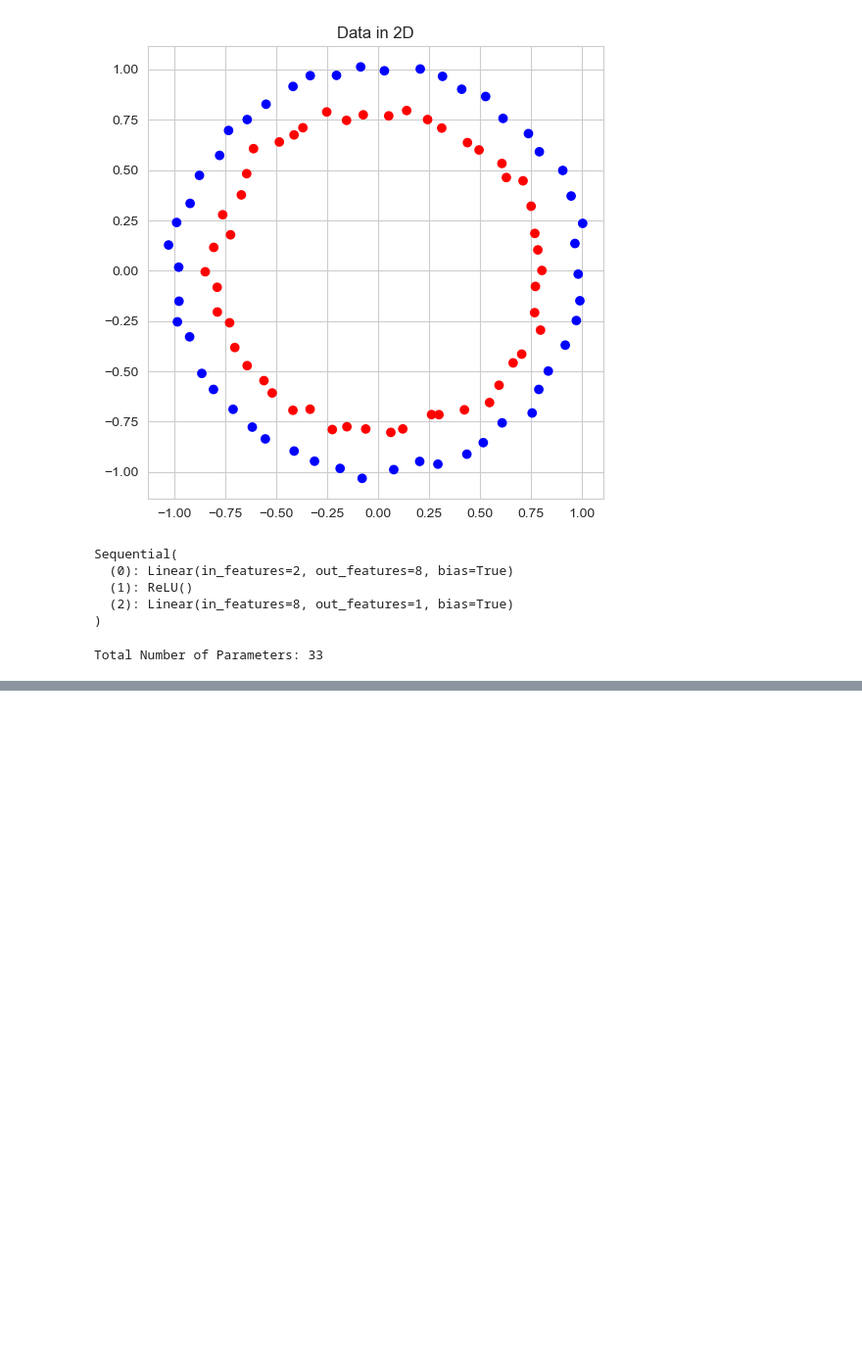
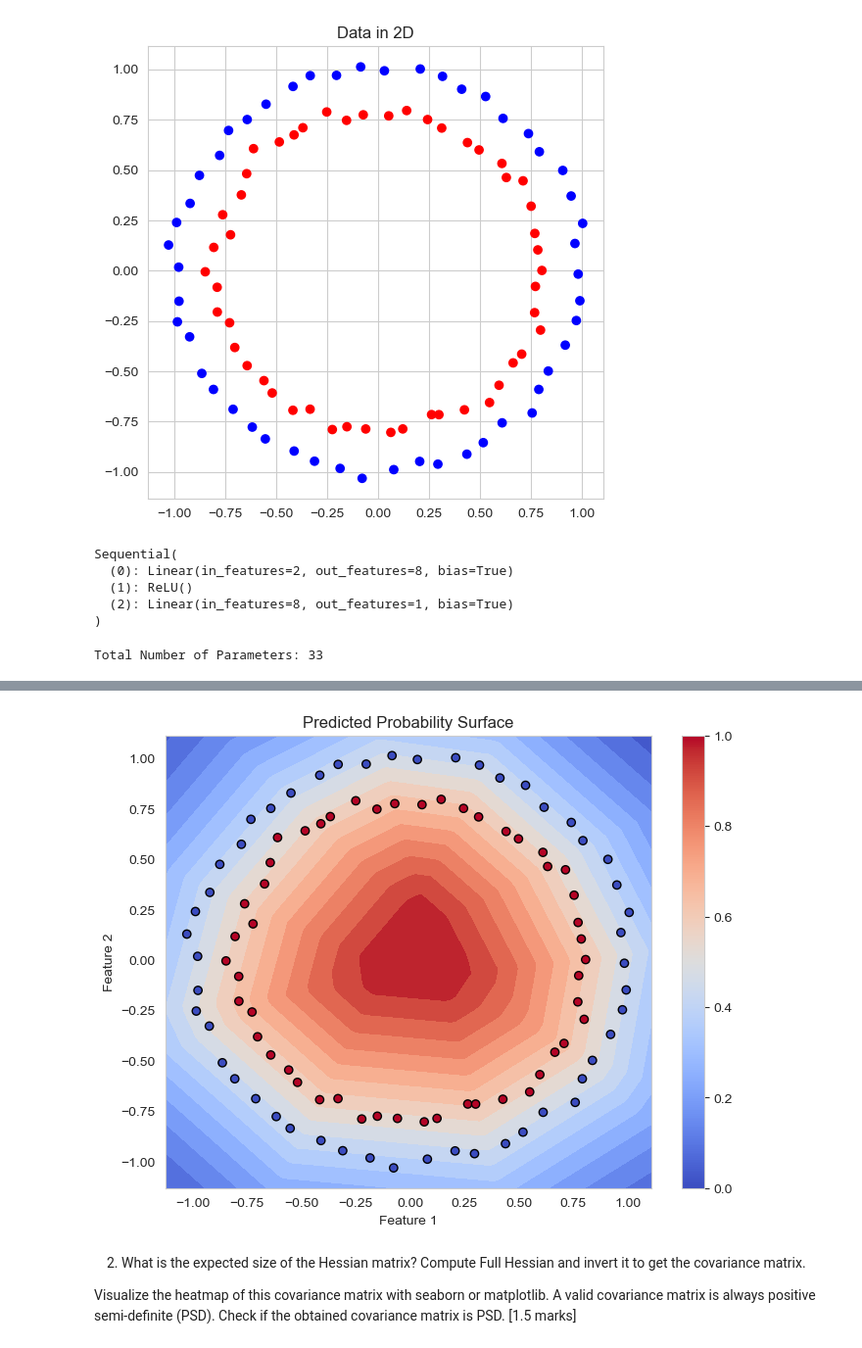
Before and after one commit to Gaurav17Joshi/PML661, a Jupyter notebook: Assignment3/Assignment3_sub.ipynb, the cells around one changed output, grey strips where cells are left out. Shown: that part at 98% size. Saved outputs shown, nothing was run; the diff lists cells and outputs as text; code cells hidden in the pictures; blank space fills up the shorter version.

```diff
--- a/Assignment3/Assignment3_sub.ipynb
+++ b/Assignment3/Assignment3_sub.ipynb
@@ -798,4 +448,0 @@ list(new_model.parameters())
-# %%
-logits = new_model(X_tensor)
-log_likelihood = dist.Bernoulli(logits=logits).log_prob(y_tensor.unsqueeze(1)).sum()
-log_likelihood
@@ -804,11 +448,0 @@ tensor(-52.3033, grad_fn=<SumBackward0>)
-# %%
-new_model = nn.Sequential(
-        nn.Linear(2, 8),
-        nn.ReLU(),
-        nn.Linear(8, 1)
-    )
-params_list = hamiltorch.util.unflatten(new_model, MAP_params)
-
-logits = model(X_tensor)
-log_likelihood = dist.Bernoulli(logits=logits).log_prob(y_tensor.unsqueeze(1)).sum()
-log_likelihood
@@ -837,0 +509,30 @@ tensor([[0., 0., 0.,  ..., 0., 0., 0.],
+# %%
+from matplotlib import pyplot as plt
+x_min, x_max = X[:, 0].min() - 0.1, X[:, 0].max() + 0.1
+y_min, y_max = X[:, 1].min() - 0.1, X[:, 1].max() + 0.1
+
+x_range = torch.linspace(x_min, x_max, 100)
+y_range = torch.linspace(y_min, y_max, 100)
+xx, yy = torch.meshgrid(x_range, y_range)
+grid_points = torch.stack([xx.reshape(-1), yy.reshape(-1)], dim=1)
+
+# Calculate predicted probability surface using MAP estimate
+with torch.no_grad():
+    logits = model(grid_points)
+    predicted_prob = torch.sigmoid(logits).reshape(xx.shape).numpy()
+
+# Plotting the predicted probability surface
+plt.figure(figsize=(8, 6))
+plt.contourf(xx, yy, predicted_prob, levels=20, cmap='coolwarm')
+plt.scatter(X[:, 0], X[:, 1], c=y, cmap='coolwarm', edgecolors='k', linewidths=1)
+plt.title('Predicted Probability Surface')
+plt.colorbar()
+plt.xlabel('Feature 1')
+plt.ylabel('Feature 2')
+plt.show()
+# %% [output]
+[figure, added]
+# %% [markdown]
+2. What is the expected size of the Hessian matrix? Compute Full Hessian and invert it to get the covariance matrix.
+
+Visualize the heatmap of this covariance matrix with seaborn or matplotlib. A valid covariance matrix is always positive semi-definite (PSD). Check if the obtained covariance matrix is PSD. [1.5 marks]
```
Also changed, not shown: parts of 48 cells of this notebook, 3 other files.
